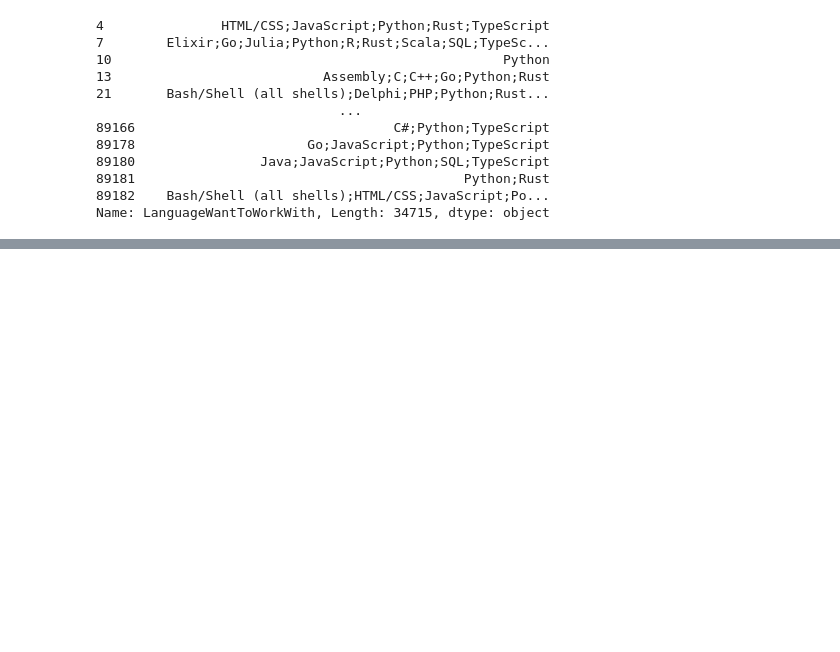
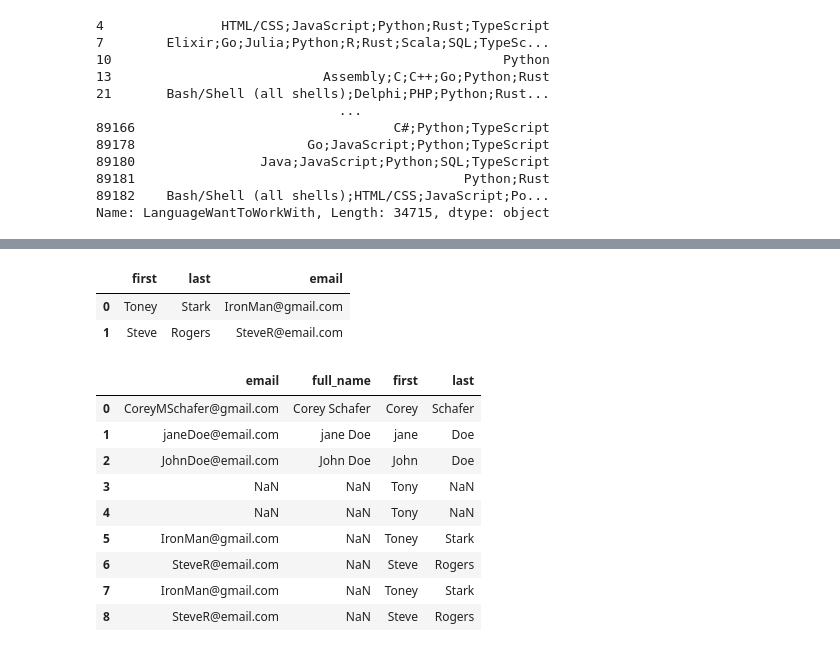
Before and after one commit to Kaiser2510/Corey_Schafer, a Jupyter notebook: Corey_Pandas_Notes.ipynb, the cells around one changed output, grey strips where cells are left out. Saved outputs shown, nothing was run; the diff lists cells and outputs as text; code cells hidden in the pictures; blank space fills up the shorter version.

```diff
--- a/Corey_Pandas_Notes.ipynb
+++ b/Corey_Pandas_Notes.ipynb
@@ -436,0 +641,6 @@ Name: LanguageWantToWorkWith, Length: 34715, dtype: object
+# %%
+# how to remove it
+# use the drop methodwith inplce to make it universal
+
+df.drop(columns=["first", "last"], inplace=True, errors='ignore')
+df
@@ -436,0 +660,4 @@ Name: LanguageWantToWorkWith, Length: 34715, dtype: object
+# %%
+# assign the split columns
+df[["first", "last"]] = df["full_name"].str.split(" ", expand = True)
+df
@@ -436,0 +669,5 @@ Name: LanguageWantToWorkWith, Length: 34715, dtype: object
+# %%
+# add a single row
+new_row = {"first": "Tony"}
+df = pd.concat([df, pd.DataFrame([new_row])], ignore_index=True)
+df
@@ -436,0 +681,28 @@ Name: LanguageWantToWorkWith, Length: 34715, dtype: object
+# %%
+# create a second df
+people = {
+    "first": ["Toney", 'Steve'],
+    "last": ['Stark', 'Rogers'],
+    "email": ['IronMan@gmail.com', 'SteveR@email.com']
+}
+df2 = pd.DataFrame(people)
+df2
+# %% [output]
+|  | first | last | email |
+| 0 | Toney | Stark | IronMan@gmail.com |
+| 1 | Steve | Rogers | SteveR@email.com |
+# %%
+#merge
+df =pd.concat([df, df2], ignore_index=True)
+df
+# %% [output]
+|  | email | full_name | first | last |
+| 0 | CoreyMSchafer@gmail.com | Corey Schafer | Corey | Schafer |
+| 1 | janeDoe@email.com | jane Doe | jane | Doe |
+| 2 | JohnDoe@email.com | John Doe | John | Doe |
+| 3 | NaN | NaN | Tony | NaN |
+| 4 | NaN | NaN | Tony | NaN |
+| 5 | IronMan@gmail.com | NaN | Toney | Stark |
+| 6 | SteveR@email.com | NaN | Steve | Rogers |
+| 7 | IronMan@gmail.com | NaN | Toney | Stark |
+| 8 | SteveR@email.com | NaN | Steve | Rogers |
```
Also changed, not shown: parts of 54 cells of this notebook.
